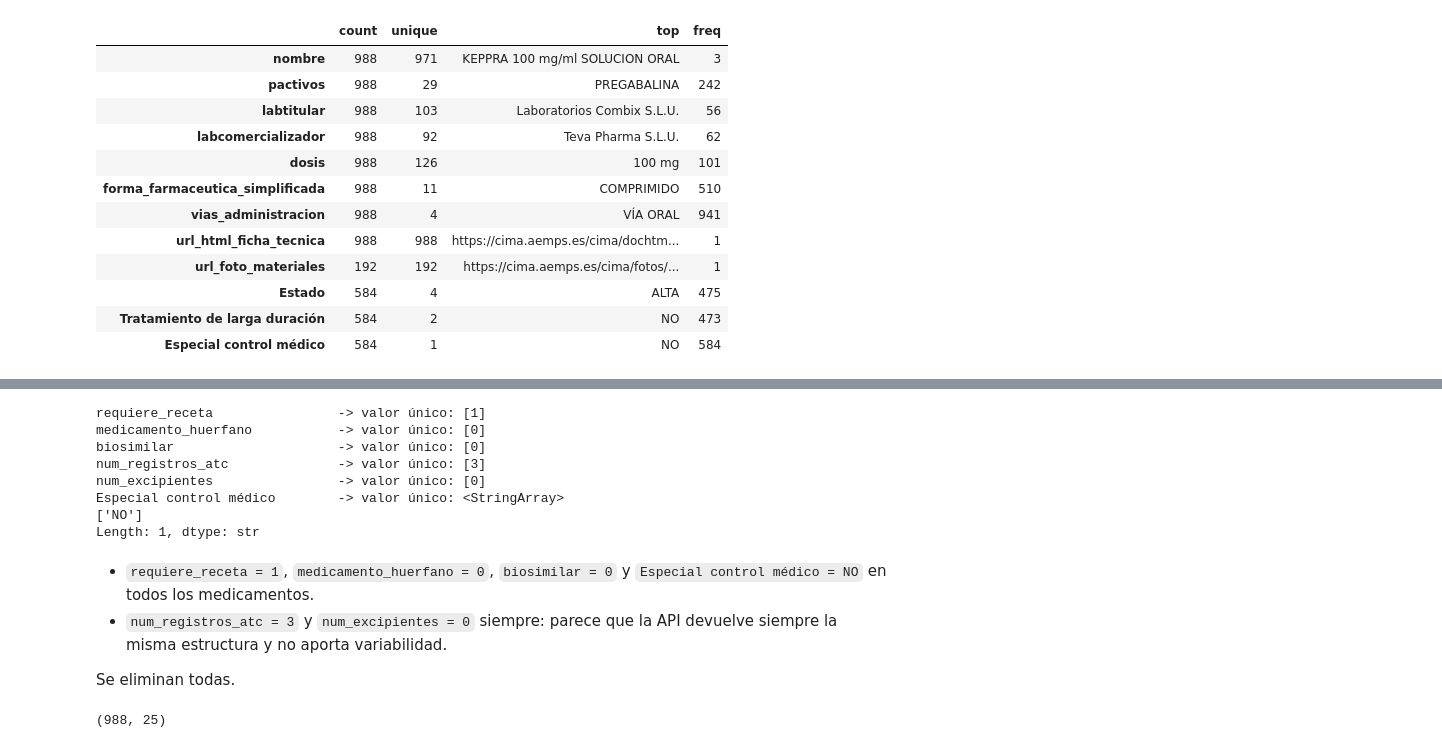
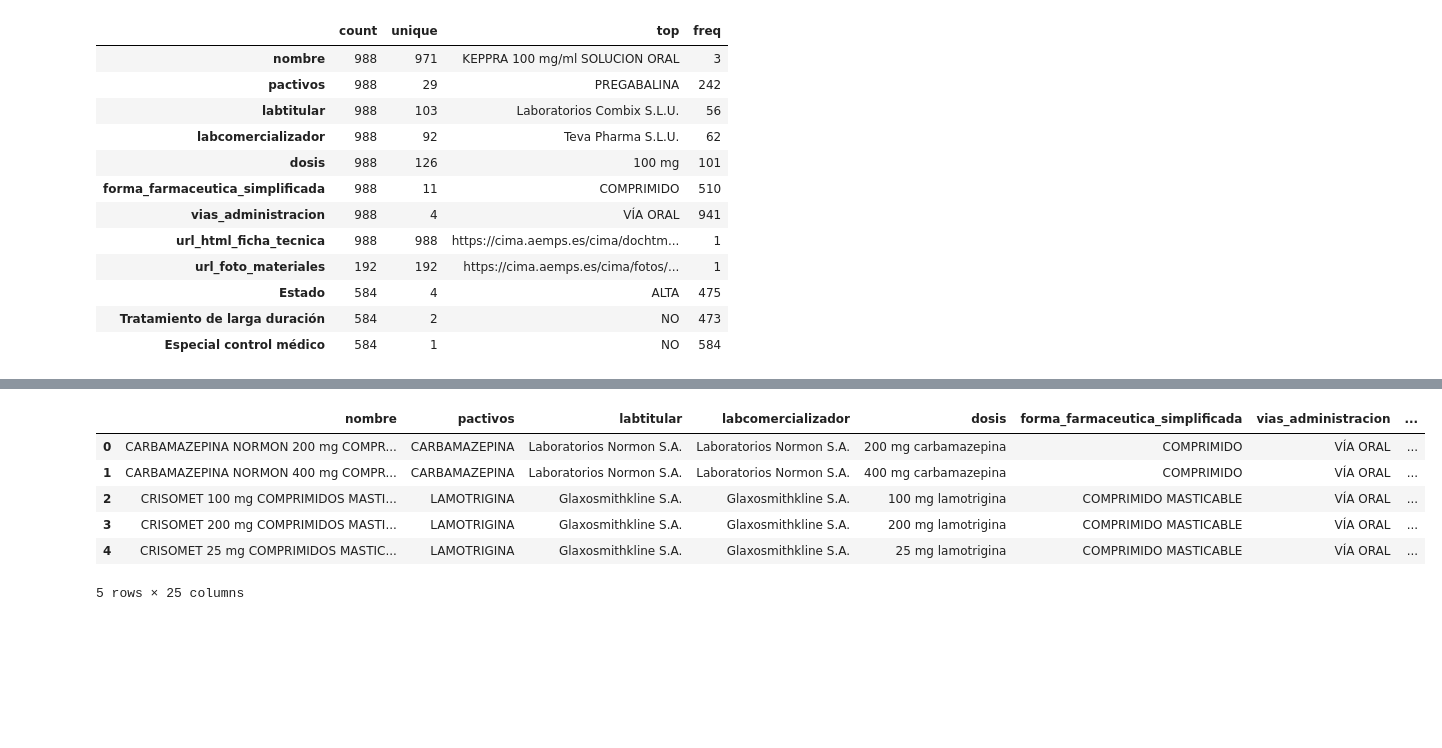
Before and after one commit to carlosagustii/epileps.IA, a Jupyter notebook: src/epileps_ia/pruebas_EDA.ipynb, the cells around one changed output, grey strips where cells are left out. Cells and saved outputs as stored; diff of their text form; code cells hidden in the pictures; blank space fills up the shorter version.

```diff
--- a/src/epileps_ia/pruebas_EDA.ipynb
+++ b/src/epileps_ia/pruebas_EDA.ipynb
@@ -21,33 +0,0 @@ Pasos del notebook:
-# %%
-import re
-from pathlib import Path
-
-import pandas as pd
-import numpy as np
-import matplotlib.pyplot as plt
-import seaborn as sns
-import warnings as wr
-wr.filterwarnings('ignore')
-
-pd.set_option('display.max_columns', 50)
-pd.set_option('display.width', 200)
-
-# Estilo común de las gráficas: una paleta categórica fija y ejes discretos
-AZUL = '#2a78d6'
-PALETA = ['#2a78d6', '#eb6834', '#1baf7a', '#eda100', '#e87ba4', '#008300', '#6250d6', '#e34948']
-sns.set_theme(style='whitegrid', palette=PALETA, rc={
-    'axes.spines.top': False, 'axes.spines.right': False,
-    'grid.color': '#e6e6e3', 'axes.edgecolor': '#8a8984',
-    'axes.titleweight': 'bold', 'figure.dpi': 100,
-})
-
-# Las figuras importantes se guardan para el reporte final
-FIG_DIR = Path('../../reports/figuras')
-FIG_DIR.mkdir(parents=True, exist_ok=True)
-
-def guardar(nombre):
-    plt.savefig(FIG_DIR / f'{nombre}.png', bbox_inches='tight', dpi=120)
-
-df = pd.read_excel("medicamentos_epilepsia_HU3.xlsx")
-print(f'{df.shape[0]} filas x {df.shape[1]} columnas')
-df.describe().T
@@ -172,23 +45,11 @@ Una columna con un único valor no aporta nada al análisis ni al modelo.
-# %%
-constantes = [c for c in df.columns if df[c].nunique(dropna=True) <= 1]
-for c in constantes:
-    print(f'{c:30s} -> valor único: {df[c].dropna().unique()}')
-# %% [output]
-requiere_receta                -> valor único: [1]
-medicamento_huerfano           -> valor único: [0]
-biosimilar                     -> valor único: [0]
-num_registros_atc              -> valor único: [3]
-num_excipientes                -> valor único: [0]
-Especial control médico        -> valor único: <StringArray>
-['NO']
-Length: 1, dtype: str
-# %% [markdown]
-- `requiere_receta = 1`, `medicamento_huerfano = 0`, `biosimilar = 0` y `Especial control médico = NO` en todos los medicamentos.
-- `num_registros_atc = 3` y `num_excipientes = 0` siempre: parece que la API devuelve siempre la misma estructura y no aporta variabilidad.
-
-Se eliminan todas.
 # %%
-df_mod = df.drop(columns=constantes)
-df_mod.shape
+df_mod = df.drop(columns=['nregistro','cn','estado_rev', 'estado_aut', 'url_html_ficha_tecnica', 'url_foto_materiales'])
+df_mod.head()
 # %% [output]
+|  | nombre | pactivos | labtitular | labcomercializador | dosis | forma_farmaceutica_simplificada | vias_administracion | ... |
+| 0 | CARBAMAZEPINA NORMON 200 mg COMPR... | CARBAMAZEPINA | Laboratorios Normon S.A. | Laboratorios Normon S.A. | 200 mg carbamazepina | COMPRIMIDO | VÍA ORAL | ... |
+| 1 | CARBAMAZEPINA NORMON 400 mg COMPR... | CARBAMAZEPINA | Laboratorios Normon S.A. | Laboratorios Normon S.A. | 400 mg carbamazepina | COMPRIMIDO | VÍA ORAL | ... |
+| 2 | CRISOMET 100 mg COMPRIMIDOS MASTI... | LAMOTRIGINA | Glaxosmithkline S.A. | Glaxosmithkline S.A. | 100 mg lamotrigina | COMPRIMIDO MASTICABLE | VÍA ORAL | ... |
+| 3 | CRISOMET 200 mg COMPRIMIDOS MASTI... | LAMOTRIGINA | Glaxosmithkline S.A. | Glaxosmithkline S.A. | 200 mg lamotrigina | COMPRIMIDO MASTICABLE | VÍA ORAL | ... |
+| 4 | CRISOMET 25 mg COMPRIMIDOS MASTIC... | LAMOTRIGINA | Glaxosmithkline S.A. | Glaxosmithkline S.A. | 25 mg lamotrigina | COMPRIMIDO MASTICABLE | VÍA ORAL | ... |
-(988, 25)
+5 rows × 25 columns
```
Also changed, not shown: parts of 58 cells of this notebook, 11 other files.
